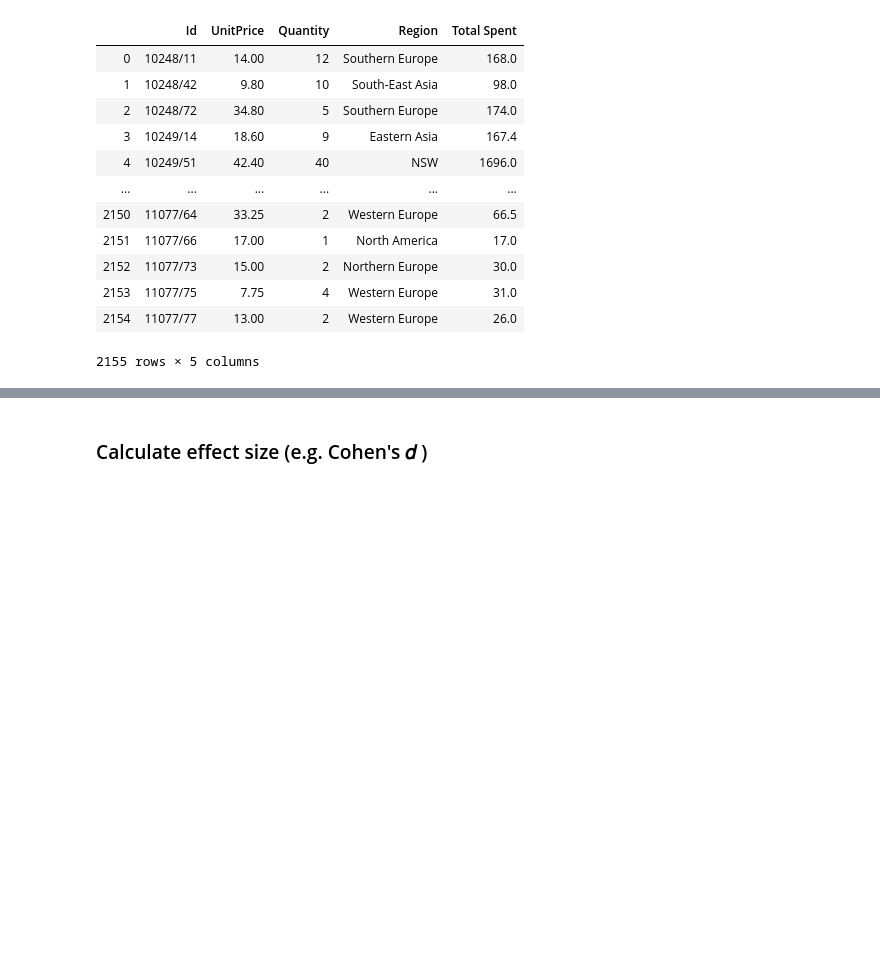
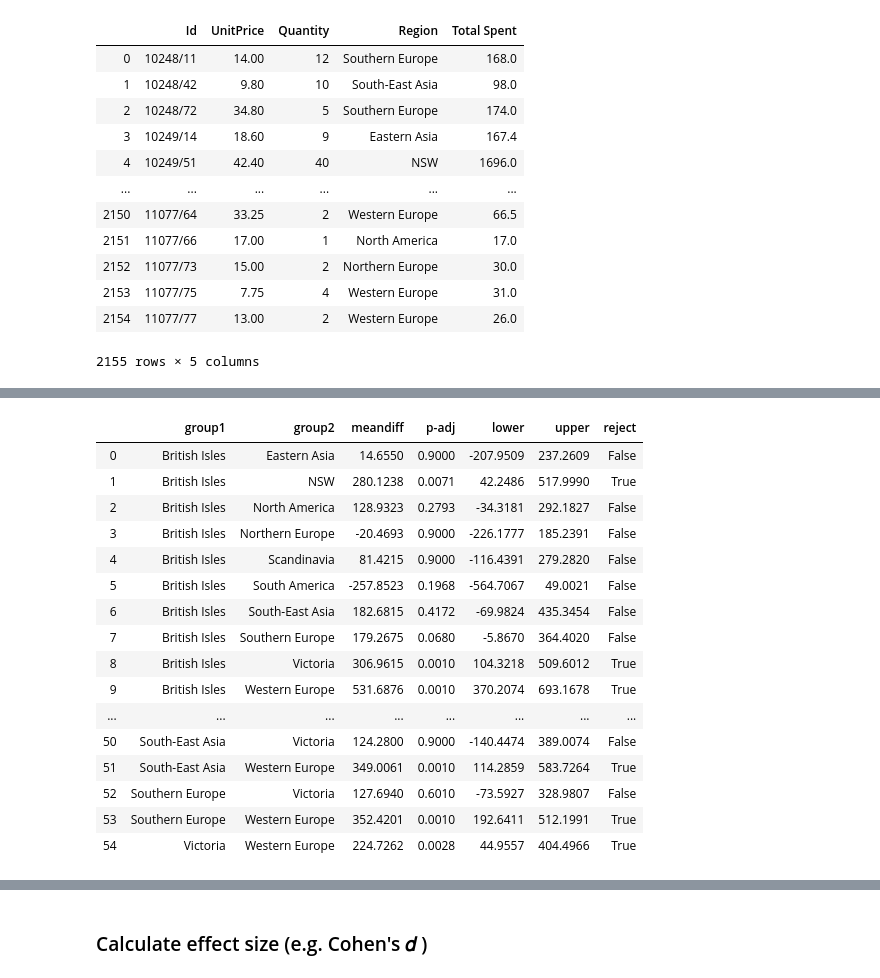
Before and after one commit to alexanderjohnny/hypothesis_testing_workflow_python, a Jupyter notebook: ALEX_BEAT_student.ipynb, the cells around one changed output, grey strips where cells are left out. Cells and saved outputs as stored; diff of their text form; code cells hidden in the pictures; blank space fills up the shorter version.

```diff
--- a/ALEX_BEAT_student.ipynb
+++ b/ALEX_BEAT_student.ipynb
@@ -1213,0 +1254,21 @@ Multiple Comparison of Means - Tukey HSD, FWER=0.05
+# %%
+df = pd.DataFrame(data=h3tukey._results_table.data[1:], columns=h3tukey._results_table.data[0])
+df
+# %% [output]
+|  | group1 | group2 | meandiff | p-adj | lower | upper | reject |
+| 0 | British Isles | Eastern Asia | 14.6550 | 0.9000 | -207.9509 | 237.2609 | False |
+| 1 | British Isles | NSW | 280.1238 | 0.0071 | 42.2486 | 517.9990 | True |
+| 2 | British Isles | North America | 128.9323 | 0.2793 | -34.3181 | 292.1827 | False |
+| 3 | British Isles | Northern Europe | -20.4693 | 0.9000 | -226.1777 | 185.2391 | False |
+| 4 | British Isles | Scandinavia | 81.4215 | 0.9000 | -116.4391 | 279.2820 | False |
+| 5 | British Isles | South America | -257.8523 | 0.1968 | -564.7067 | 49.0021 | False |
+| 6 | British Isles | South-East Asia | 182.6815 | 0.4172 | -69.9824 | 435.3454 | False |
+| 7 | British Isles | Southern Europe | 179.2675 | 0.0680 | -5.8670 | 364.4020 | False |
+| 8 | British Isles | Victoria | 306.9615 | 0.0010 | 104.3218 | 509.6012 | True |
+| 9 | British Isles | Western Europe | 531.6876 | 0.0010 | 370.2074 | 693.1678 | True |
+| ... | ... | ... | ... | ... | ... | ... | ... |
+| 50 | South-East Asia | Victoria | 124.2800 | 0.9000 | -140.4474 | 389.0074 | False |
+| 51 | South-East Asia | Western Europe | 349.0061 | 0.0010 | 114.2859 | 583.7264 | True |
+| 52 | Southern Europe | Victoria | 127.6940 | 0.6010 | -73.5927 | 328.9807 | False |
+| 53 | Southern Europe | Western Europe | 352.4201 | 0.0010 | 192.6411 | 512.1991 | True |
+| 54 | Victoria | Western Europe | 224.7262 | 0.0028 | 44.9557 | 404.4966 | True |
```
Also changed, not shown: parts of 8 cells of this notebook.
